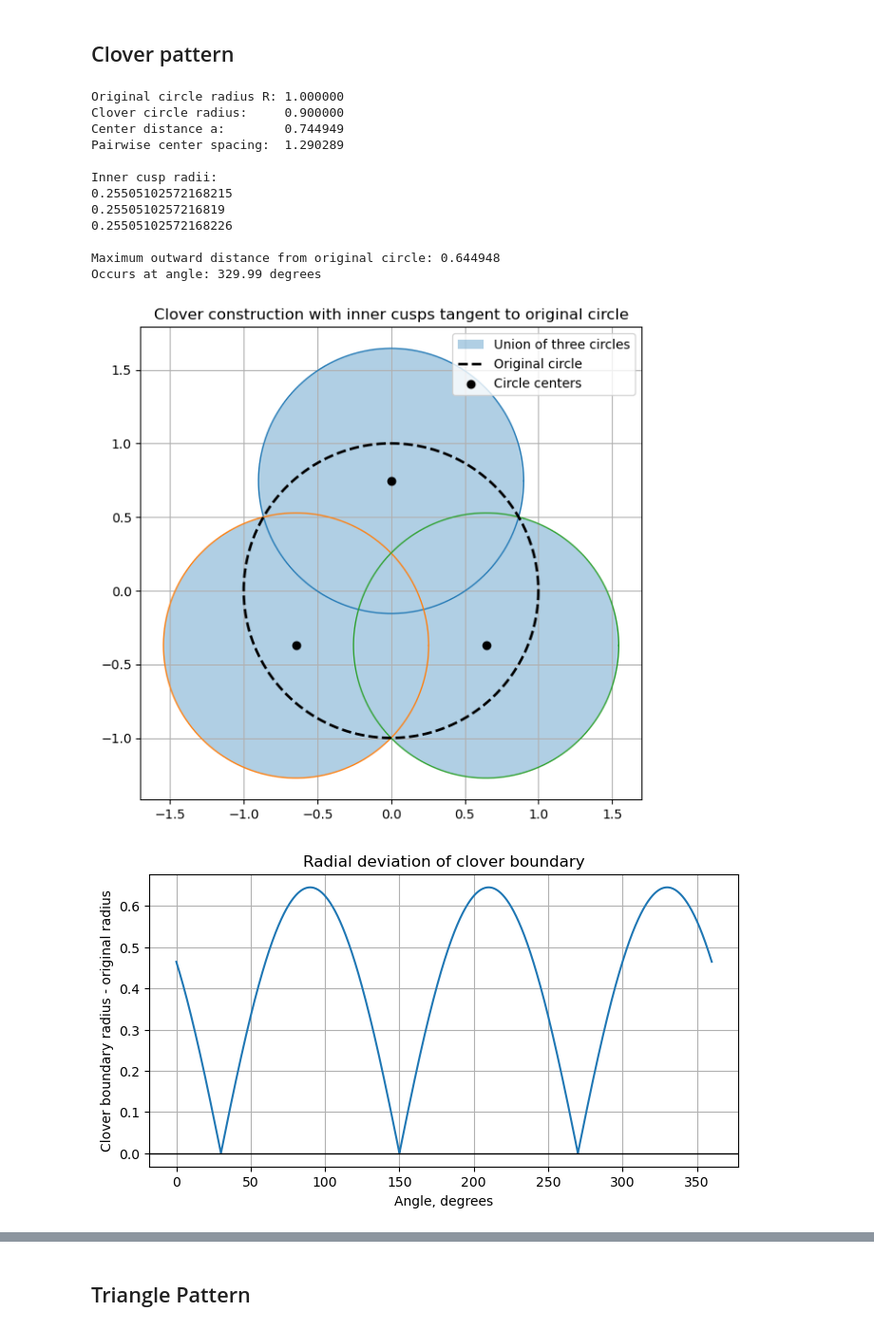
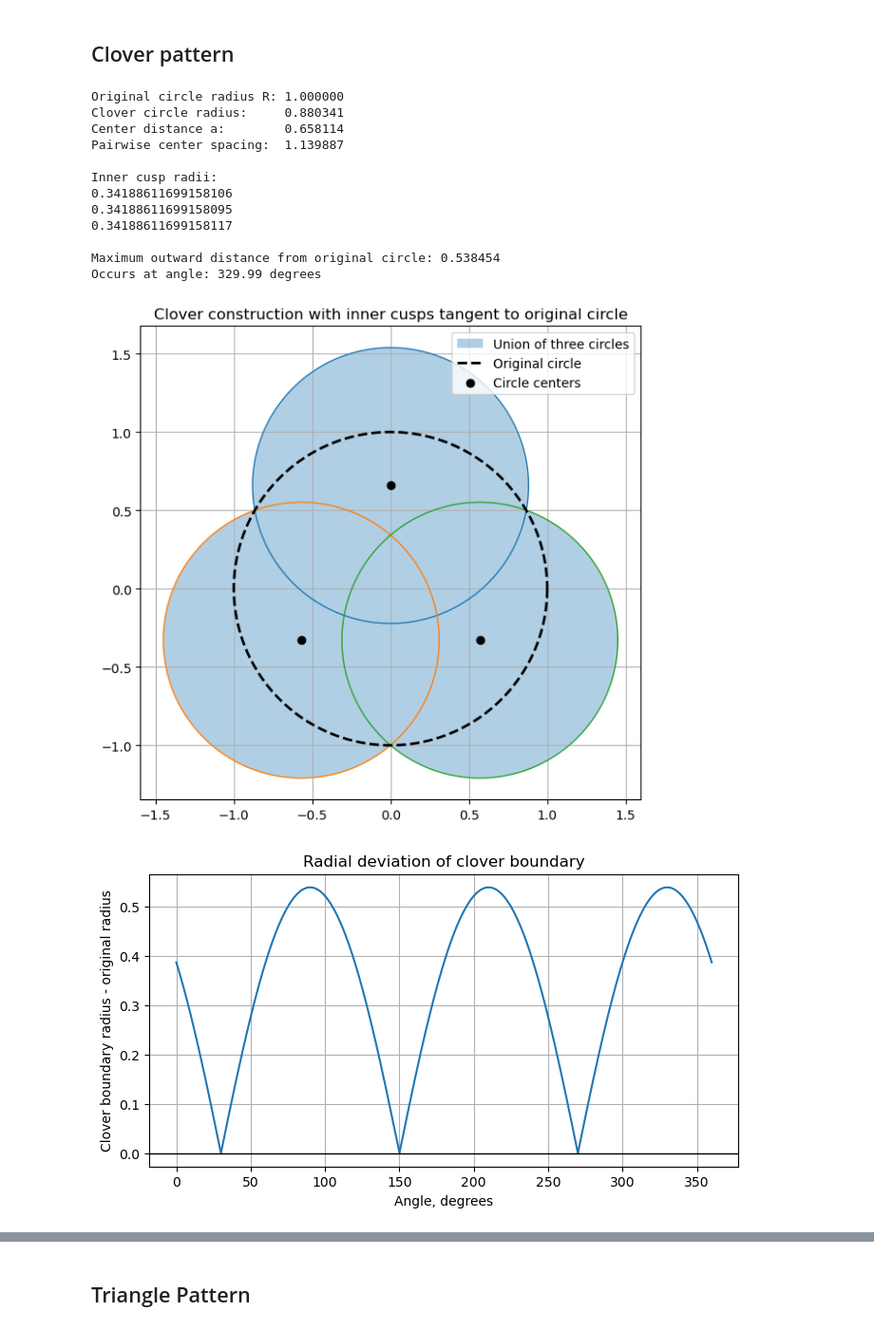
Before and after one commit to Rb-Cs/RbCs-simulations, a Jupyter notebook: Miscellaneous_Widgets/DPTholes.ipynb, the cells around one changed output, grey strips where cells are left out. Shown at 95% size. Drawn from its saved outputs; the diff is of its cells as text; code cells hidden in the pictures.

```diff
--- a/Miscellaneous_Widgets/DPTholes.ipynb
+++ b/Miscellaneous_Widgets/DPTholes.ipynb
@@ -13,7 +13,7 @@ from shapely.ops import unary_union
 # %%
 
 R = 1.0                 # radius of original circle
-circle_radius = 0.9     # radius of each of the three clover circles
+circle_radius = np.sqrt(3.1)/2     # radius of each of the three clover circles
 resolution = 512
 
 # -----------------------------
@@ -172,42 +172,42 @@ plt.axhline(0, color="black", lw=1)
 
 plt.xlabel("Angle, degrees")
 plt.ylabel("Clover boundary radius - original radius")
 plt.title("Radial deviation of clover boundary")
 plt.grid(True)
 
 plt.show()
 
 # -----------------------------
 # AREA CALCULATIONS
 # -----------------------------
 
 clover_area = clover.area
 original_area = original.area
 
 area_difference = clover_area - original_area
 percent_difference = 100 * area_difference / original_area
 
 print("\nArea Results")
 print("-" * 40)
 print(f"Original circle area : {original_area:.8f}")
 print(f"Clover union area    : {clover_area:.8f}")
 print(f"Difference           : {area_difference:.8f}")
 print(f"Percent difference   : {percent_difference:.4f}%")
 # %% [output]
 Original circle radius R: 1.000000
-Clover circle radius:     0.900000
-Center distance a:        0.744949
-Pairwise center spacing:  1.290289
+Clover circle radius:     0.880341
+Center distance a:        0.658114
+Pairwise center spacing:  1.139887
 
 Inner cusp radii:
-0.25505102572168215
-0.2550510257216819
-0.25505102572168226
+0.34188611699158106
+0.34188611699158095
+0.34188611699158117
 
-Maximum outward distance from original circle: 0.644948
+Maximum outward distance from original circle: 0.538454
 Occurs at angle: 329.99 degrees
-[figure, old version]
+[figure, new version]
-[figure, old version]
+[figure, new version]
 Area Results
 ----------------------------------------
 Original circle area : 3.14158773
```
Also changed, not shown: parts of 3 cells of this notebook.
